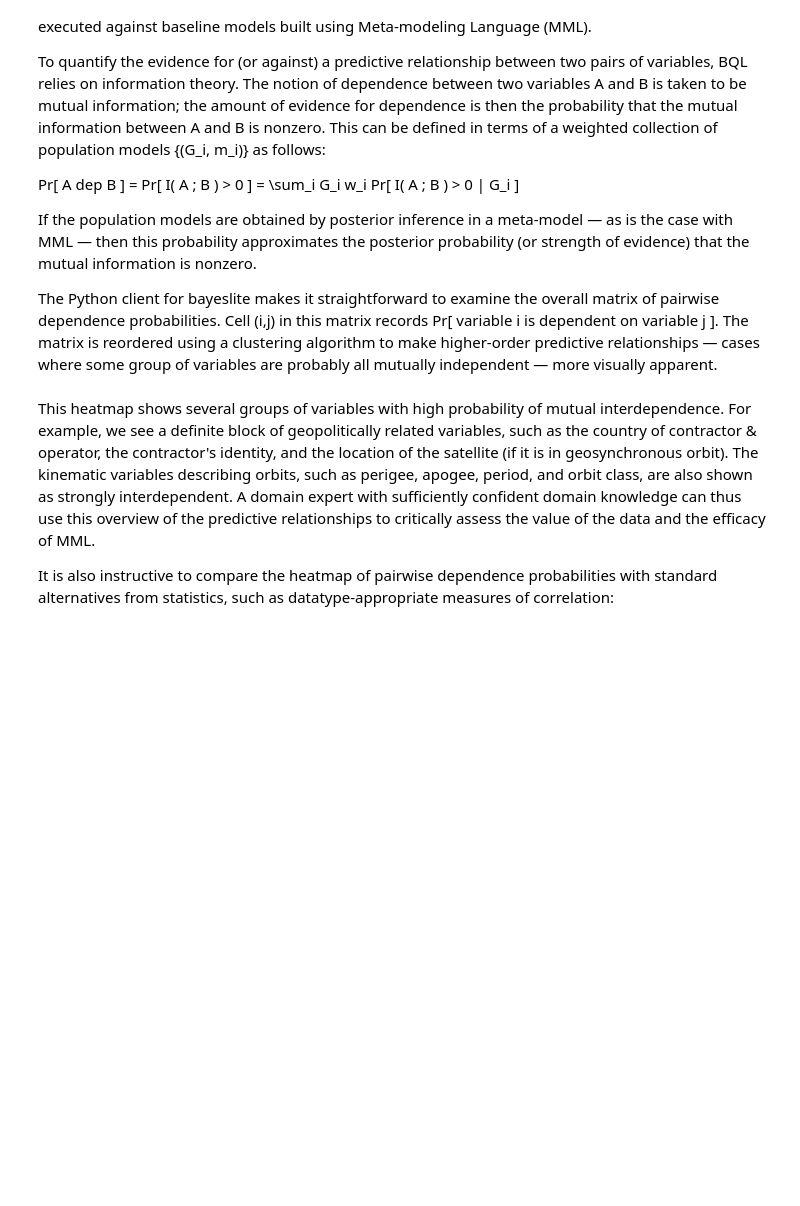
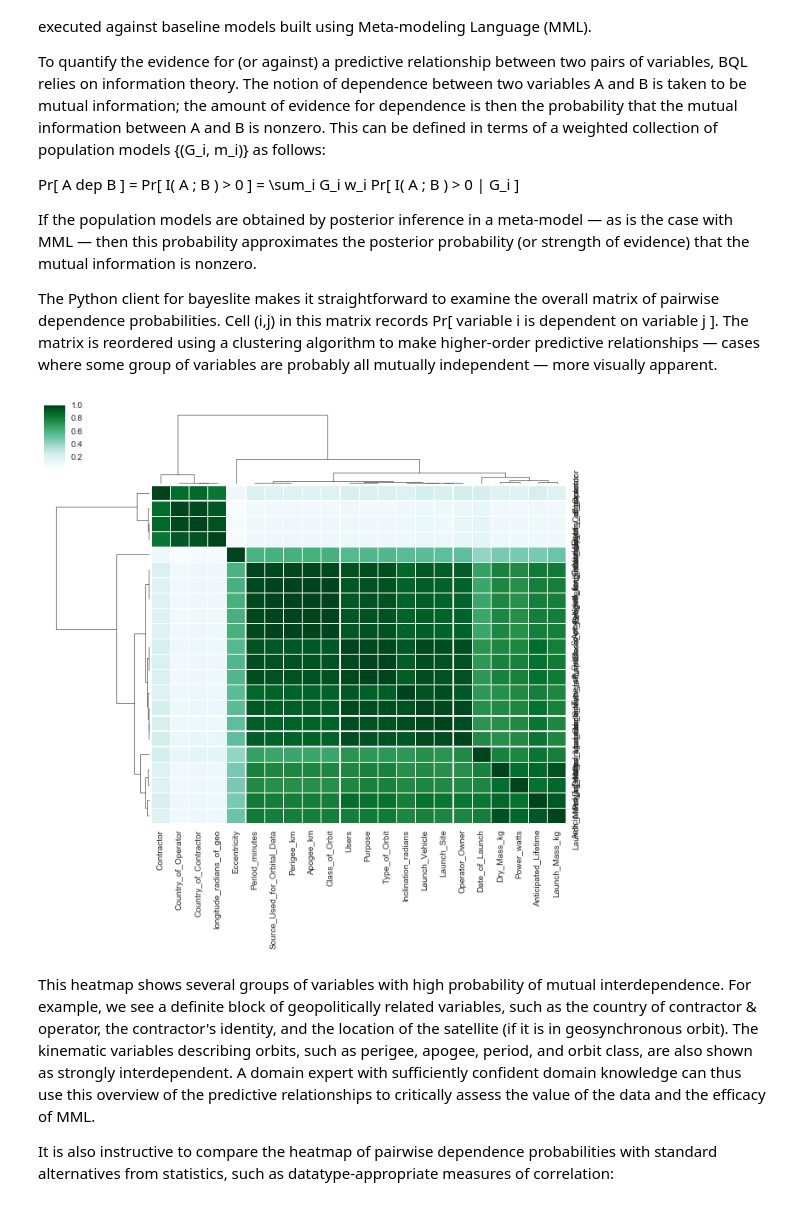
Before and after one commit to probcomp/bdbcontrib, a Jupyter notebook: examples/satellites/Satellites.ipynb, the cells around one changed output. Drawn from its saved outputs; the diff is of its cells as text; code cells hidden in the pictures; blank space fills up the shorter version.

```diff
--- a/examples/satellites/Satellites.ipynb
+++ b/examples/satellites/Satellites.ipynb
@@ -170,9 +205,11 @@ If the population models are obtained by posterior inference in a meta-model —
 
 The Python client for bayeslite makes it straightforward to examine the overall matrix of pairwise dependence probabilities. Cell (i,j) in this matrix records Pr[ variable i is dependent on variable j ]. The matrix is reordered using a clustering algorithm to make higher-order predictive relationships — cases where some group of variables are probably all mutually independent — more visually apparent.
 # %%
-bdbcontrib.heatmap(satellites_bdb,
+bdbcontrib.heatmap(satellites.bdb,
                    '''ESTIMATE DEPENDENCE PROBABILITY
                    FROM PAIRWISE COLUMNS OF satellites_cc;''');
+# %% [output]
+[figure, added]
 # %% [markdown]
 This heatmap shows several groups of variables with high probability of mutual interdependence. For example, we see a definite block of geopolitically related variables, such as the country of contractor & operator, the contractor's identity, and the location of the satellite (if it is in geosynchronous orbit). The kinematic variables describing orbits, such as perigee, apogee, period, and orbit class, are also shown as strongly interdependent. A domain expert with sufficiently confident domain knowledge can thus use this overview of the predictive relationships to critically assess the value of the data and the efficacy of MML.
 
```
Also changed, not shown: parts of 13 cells of this notebook.
